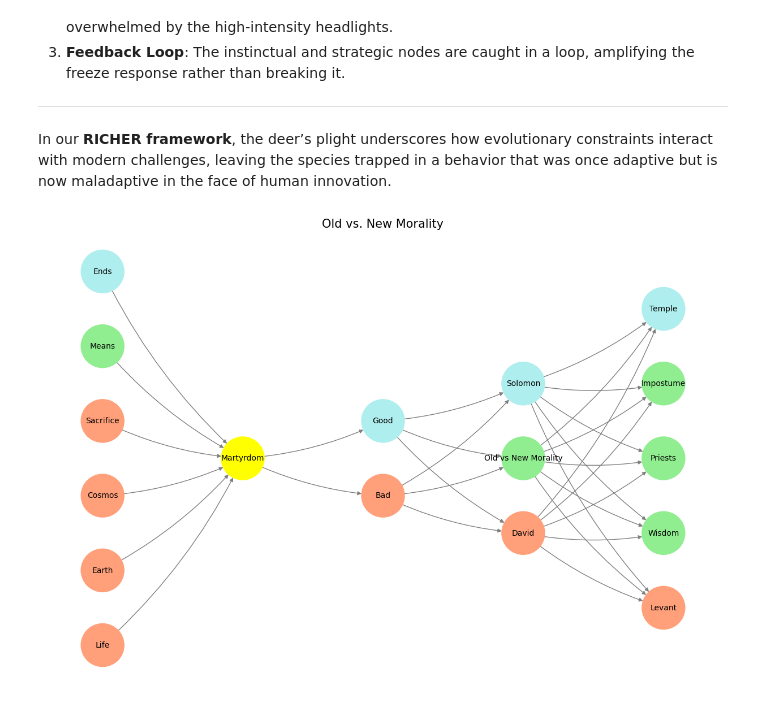
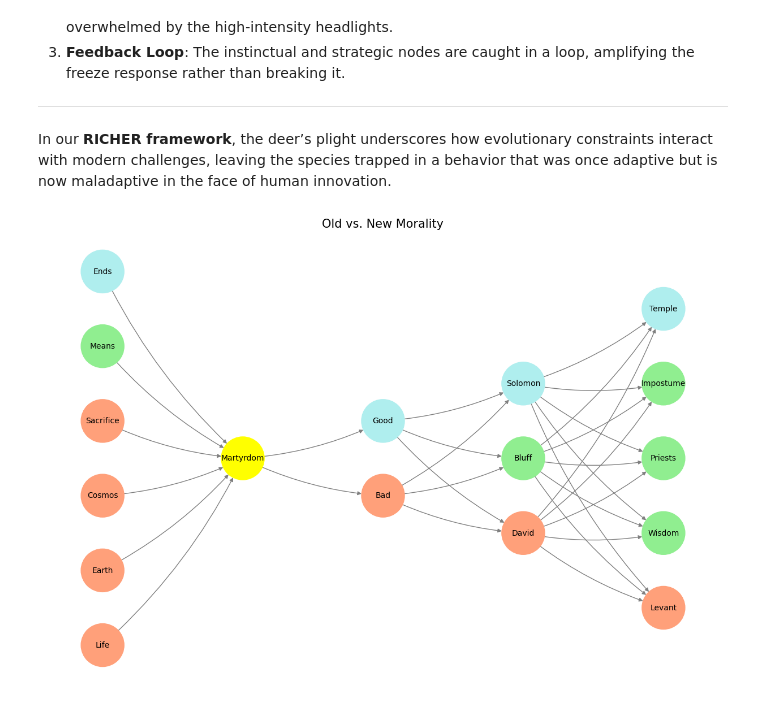
Before and after one commit to abikesa/digital, a Jupyter notebook: kitabo/ensi/_build/jupyter_execute/act3/part3/part3_3.ipynb, the cells around one changed output. Saved outputs shown, nothing was run; the diff lists cells and outputs as text; code cells hidden in the pictures.

Commit message:
bluffing

````diff
--- a/kitabo/ensi/_build/jupyter_execute/act3/part3/part3_3.ipynb
+++ b/kitabo/ensi/_build/jupyter_execute/act3/part3/part3_3.ipynb
@@ -86,7 +86,7 @@ def define_layers():
         'Pre-Input/CudAlexnet': ['Life', 'Earth', 'Cosmos', 'Sacrifice', 'Means', 'Ends'],
         'Yellowstone/SensoryAI': ['Martyrdom'],
         'Input/AgenticAI': ['Bad', 'Good'],
-        'Hidden/GenerativeAI': ['David', 'Old vs New Morality', 'Solomon'],
+        'Hidden/GenerativeAI': ['David', 'Bluff', 'Solomon'],
         'Output/PhysicalAI': ['Levant', 'Wisdom', 'Priests', 'Impostume', 'Temple']
     }
 
@@ -103,7 +103,7 @@ def assign_colors(node, layer):
     elif layer == 'Hidden/GenerativeAI':
         if node == 'Solomon':
             return 'paleturquoise'
-        elif node == 'Old vs New Morality':
+        elif node == 'Bluff':
             return 'lightgreen'
         elif node == 'David':
             return 'lightsalmon'
@@ -132,34 +132,34 @@ def visualize_nn():
 
     # Add nodes and assign positions
     for i, (layer_name, nodes) in enumerate(layers.items()):
         y_positions = calculate_positions(nodes, center_x, offset=-len(layers) + i + 1)
         for node, position in zip(nodes, y_positions):
             G.add_node(node, layer=layer_name)
             pos[node] = position
             node_colors.append(assign_colors(node, layer_name))
 
     # Add edges (without weights)
     for layer_pair in [
         ('Pre-Input/CudAlexnet', 'Yellowstone/SensoryAI'), ('Yellowstone/SensoryAI', 'Input/AgenticAI'), ('Input/AgenticAI', 'Hidden/GenerativeAI'), ('Hidden/GenerativeAI', 'Output/PhysicalAI')
     ]:
         source_layer, target_layer = layer_pair
         for source in layers[source_layer]:
             for target in layers[target_layer]:
                 G.add_edge(source, target)
 
     # Draw the graph
     plt.figure(figsize=(12, 8))
     nx.draw(
         G, pos, with_labels=True, node_color=node_colors, edge_color='gray',
         node_size=3000, font_size=10, connectionstyle="arc3,rad=0.1"
     )
     plt.title("Old vs. New Morality", fontsize=15)
     plt.show()
 
 # Run the visualization
 visualize_nn()
 # %% [output]
-[figure, old version]
+[figure, new version]
 # %% [markdown]
 ```{figure} ../../figures/blanche.*
 ---
````
Also changed, not shown: 6 other files.
